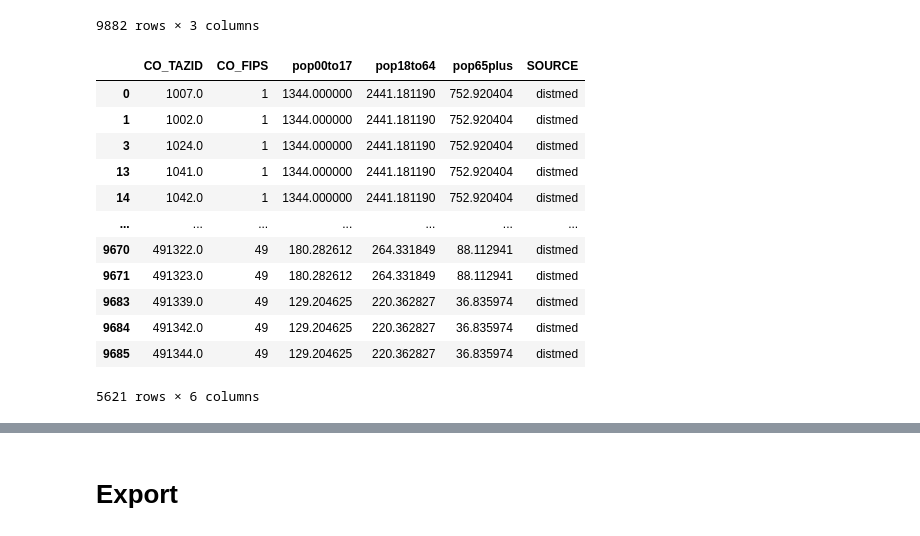
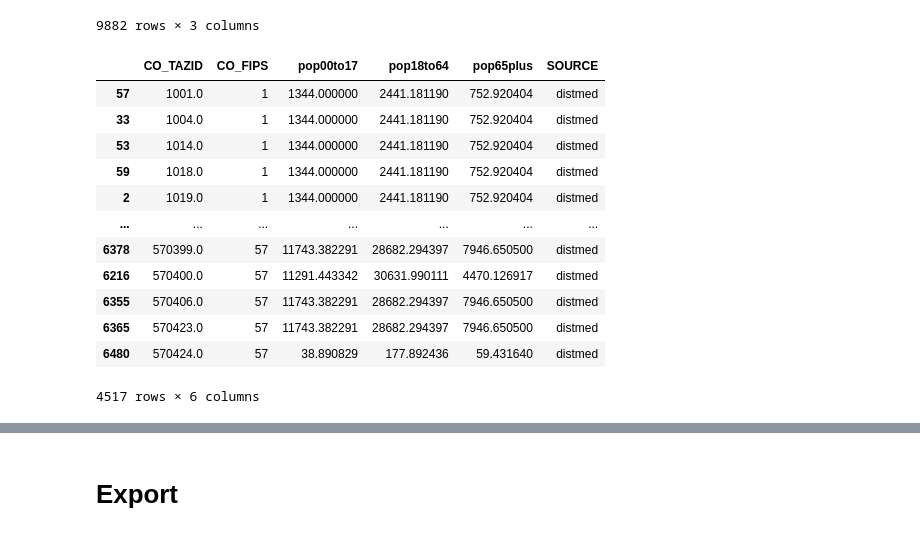
Before and after one commit to WFRCAnalytics/TDM-INP-TAZ-Age-Percent, a Jupyter notebook: 1-taz-age-percent.ipynb, the cells around one changed output, grey strips where cells are left out. Saved outputs shown, nothing was run; the diff lists cells and outputs as text; code cells hidden in the pictures.

```diff
--- a/1-taz-age-percent.ipynb
+++ b/1-taz-age-percent.ipynb
@@ -692,7 +692,7 @@ taz_block_df = bs_blk_blkgrp_df_v2.groupby(['CO_TAZID','county'], as_index=False
 taz_block_df = taz_block_df[
     (taz_block_df['census_blk_area_pop00to17'] +
      taz_block_df['census_blk_area_pop18to64'] +
-     taz_block_df['census_blk_area_pop65plus']) > 100
+     taz_block_df['census_blk_area_pop65plus']) >= 50
 ]
 
 taz_block_df.columns= [
@@ -744,44 +744,47 @@ taz_distmed
 
 taz_block_distmed_df = bs_blk_blkgrp_df_v2.groupby(['DISTMED','county'], as_index=False)[['census_blk_area_pop00to17','census_blk_area_pop18to64','census_blk_area_pop65plus']].sum()
 
 taz_block_distmed_df['CO_FIPS'] = taz_block_distmed_df['county'].astype(int)
 
 
 # filter by only those census_blk_area_pop00to17'+'census_blk_area_pop18to64'+'census_blk_area_pop65plus >100 people
 taz_block_distmed_df = taz_block_distmed_df[
     (taz_block_distmed_df['census_blk_area_pop00to17'] +
      taz_block_distmed_df['census_blk_area_pop18to64'] +
-     taz_block_distmed_df['census_blk_area_pop65plus']) > 100
+     taz_block_distmed_df['census_blk_area_pop65plus']) >= 50
 ]
 
 taz_block_distmed_df.drop(columns=['county'], inplace=True)
 taz_block_distmed_df.rename(columns={'census_blk_area_pop00to17':'pop00to17',
                                      'census_blk_area_pop18to64':'pop18to64',
                                      'census_blk_area_pop65plus':'pop65plus'
 }, inplace=True)
 
 taz_block_distmed_df = taz_block_distmed_df.merge(taz_distmed, on=['DISTMED', 'CO_FIPS'], how='left')
 
 taz_block_distmed_df = taz_block_distmed_df[['CO_TAZID', 'CO_FIPS', 'pop00to17', 'pop18to64', 'pop65plus']]
 
 taz_block_distmed_df['SOURCE'] = 'distmed'
 
 
 # Remove records from taz_tract_df where CO_TAZID exists in taz_block_df
-taz_block_distmed_df = taz_block_distmed_df[~taz_block_distmed_df.index.isin(taz_block_df.index)]
+taz_block_distmed_df = taz_block_distmed_df[
+    ~taz_block_distmed_df["CO_TAZID"].isin(taz_block_df["CO_TAZID"])
+]
 
+taz_block_distmed_df.sort_values(['CO_TAZID'], inplace=True)
 taz_block_distmed_df
 # %% [output]
 |  | CO_TAZID | CO_FIPS | pop00to17 | pop18to64 | pop65plus | SOURCE |
-| 0 | 1007.0 | 1 | 1344.000000 | 2441.181190 | 752.920404 | distmed |
-| 1 | 1002.0 | 1 | 1344.000000 | 2441.181190 | 752.920404 | distmed |
-| 3 | 1024.0 | 1 | 1344.000000 | 2441.181190 | 752.920404 | distmed |
-| 13 | 1041.0 | 1 | 1344.000000 | 2441.181190 | 752.920404 | distmed |
-| 14 | 1042.0 | 1 | 1344.000000 | 2441.181190 | 752.920404 | distmed |
+| 57 | 1001.0 | 1 | 1344.000000 | 2441.181190 | 752.920404 | distmed |
+| 33 | 1004.0 | 1 | 1344.000000 | 2441.181190 | 752.920404 | distmed |
+| 53 | 1014.0 | 1 | 1344.000000 | 2441.181190 | 752.920404 | distmed |
+| 59 | 1018.0 | 1 | 1344.000000 | 2441.181190 | 752.920404 | distmed |
+| 2 | 1019.0 | 1 | 1344.000000 | 2441.181190 | 752.920404 | distmed |
 | ... | ... | ... | ... | ... | ... | ... |
-| 9670 | 491322.0 | 49 | 180.282612 | 264.331849 | 88.112941 | distmed |
-| 9671 | 491323.0 | 49 | 180.282612 | 264.331849 | 88.112941 | distmed |
-| 9683 | 491339.0 | 49 | 129.204625 | 220.362827 | 36.835974 | distmed |
-| 9684 | 491342.0 | 49 | 129.204625 | 220.362827 | 36.835974 | distmed |
-| 9685 | 491344.0 | 49 | 129.204625 | 220.362827 | 36.835974 | distmed |
+| 6378 | 570399.0 | 57 | 11743.382291 | 28682.294397 | 7946.650500 | distmed |
+| 6216 | 570400.0 | 57 | 11291.443342 | 30631.990111 | 4470.126917 | distmed |
+| 6355 | 570406.0 | 57 | 11743.382291 | 28682.294397 | 7946.650500 | distmed |
+| 6365 | 570423.0 | 57 | 11743.382291 | 28682.294397 | 7946.650500 | distmed |
+| 6480 | 570424.0 | 57 | 38.890829 | 177.892436 | 59.431640 | distmed |
-5621 rows × 6 columns
+4517 rows × 6 columns
```
Also changed, not shown: parts of 6 cells of this notebook, 2 other files.
